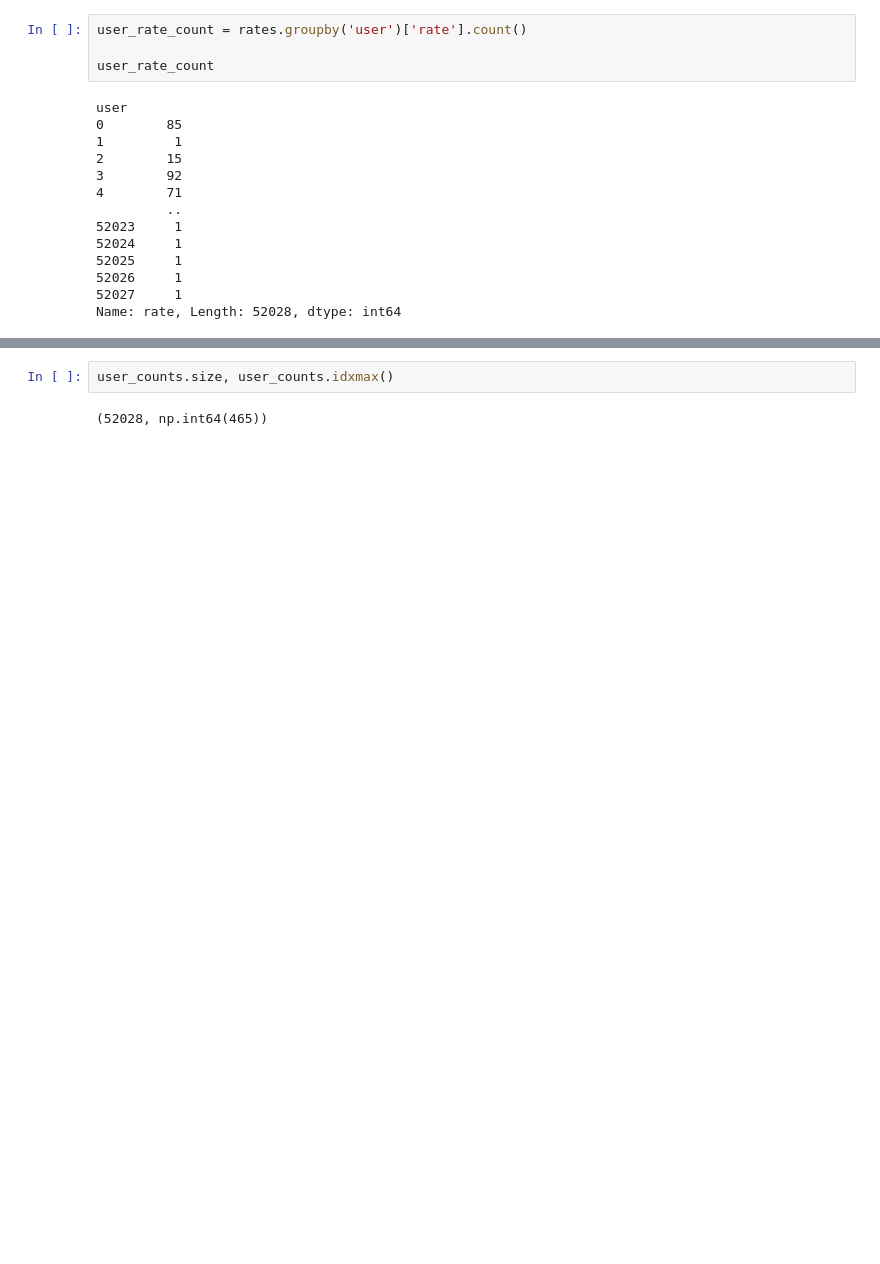
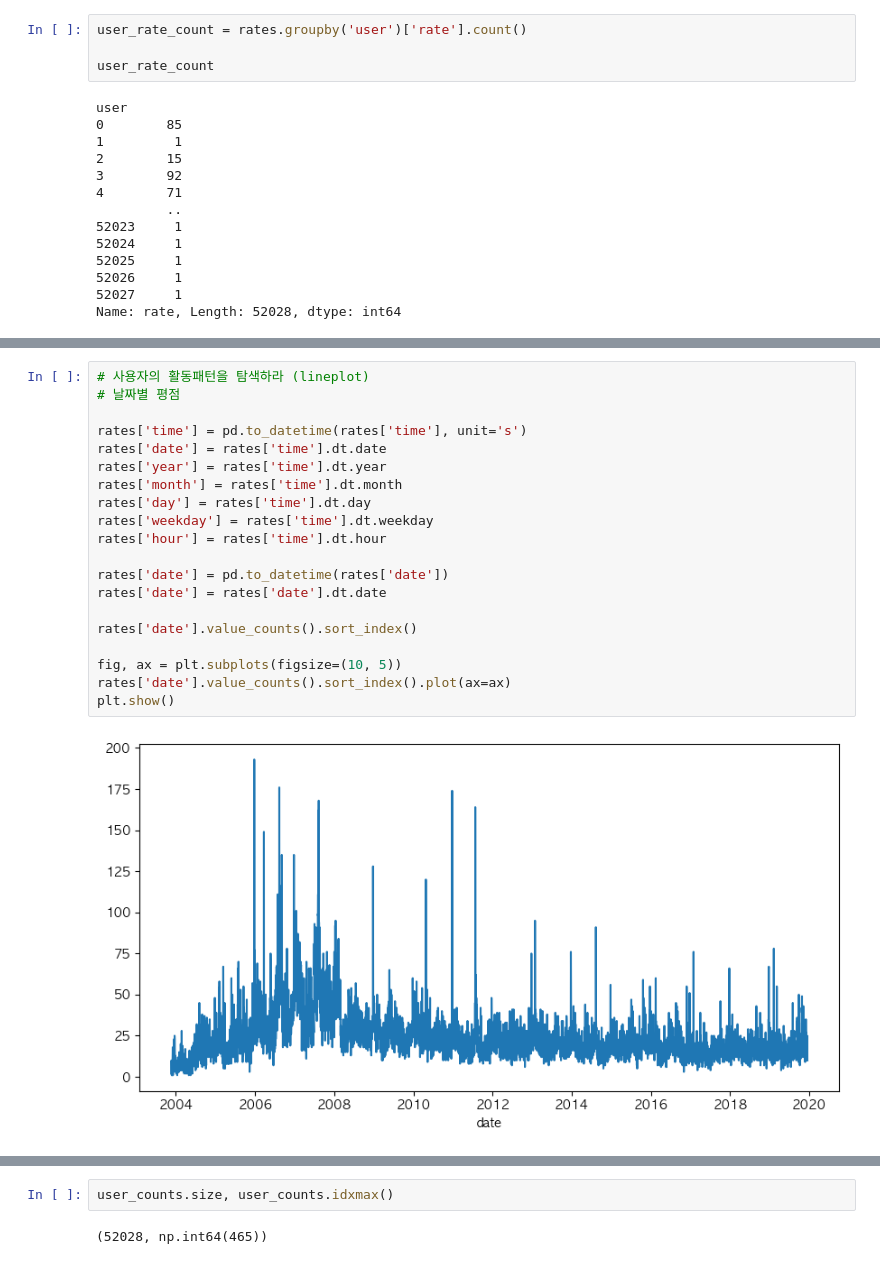
Before and after one commit to seokulee/codyssey, a Jupyter notebook: course02/question05.ipynb, the cells around one changed output, grey strips where cells are left out. Saved outputs shown, nothing was run; the diff lists cells and outputs as text; blank space fills up the shorter version.

```diff
--- a/course02/question05.ipynb
+++ b/course02/question05.ipynb
@@ -45,3 +45,25 @@ plt.xlim(0.5, 9.5)
 plt.show()
 # %% [output]
 [figure]
+# %%
+# 사용자의 활동패턴을 탐색하라 (lineplot)
+# 날짜별 평점
+
+rates['time'] = pd.to_datetime(rates['time'], unit='s')
+rates['date'] = rates['time'].dt.date
+rates['year'] = rates['time'].dt.year
+rates['month'] = rates['time'].dt.month
+rates['day'] = rates['time'].dt.day
+rates['weekday'] = rates['time'].dt.weekday
+rates['hour'] = rates['time'].dt.hour
+
+rates['date'] = pd.to_datetime(rates['date'])
+rates['date'] = rates['date'].dt.date
+
+rates['date'].value_counts().sort_index()
+
+fig, ax = plt.subplots(figsize=(10, 5))
+rates['date'].value_counts().sort_index().plot(ax=ax)
+plt.show()
+# %% [output]
+[figure, added]
```
Also changed, not shown: parts of 5 cells of this notebook.
